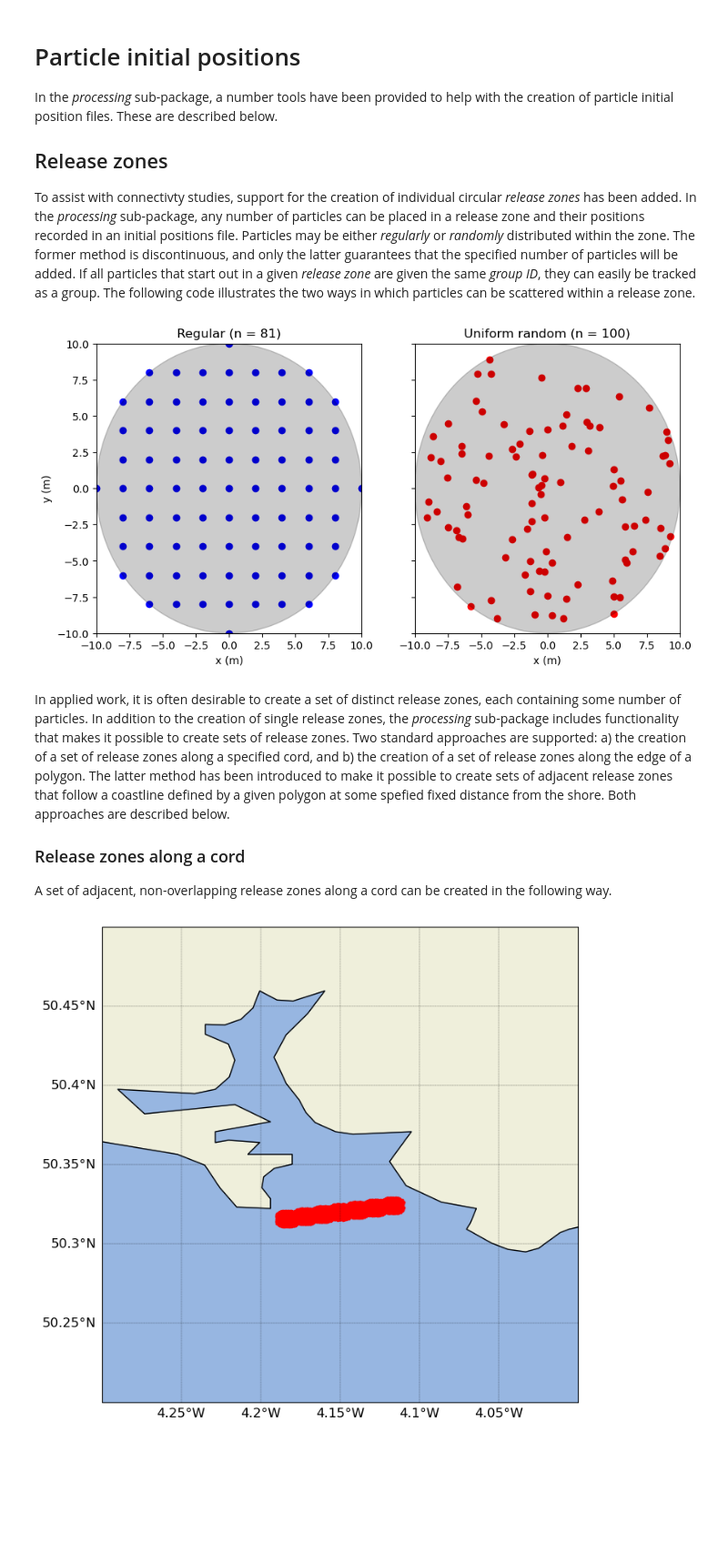
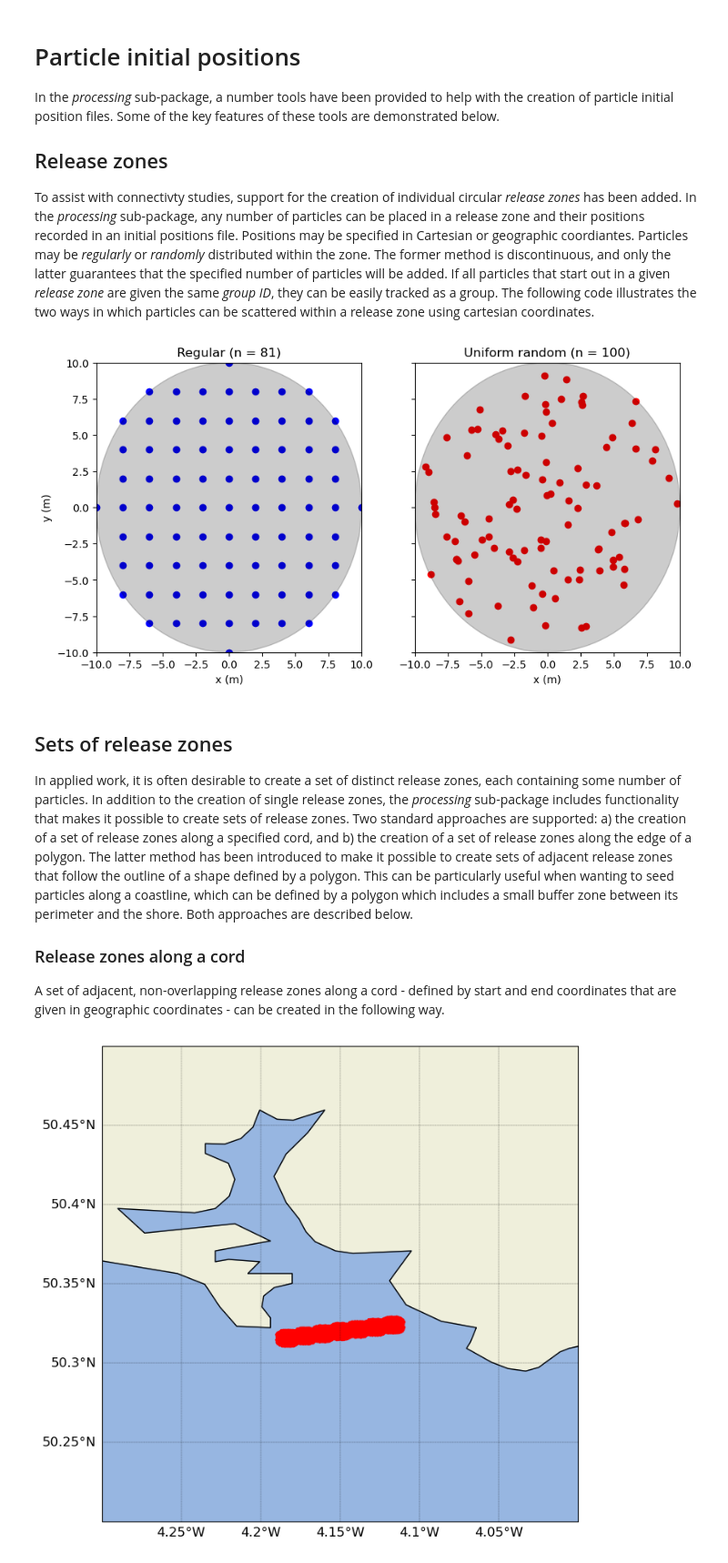
Before and after one commit to pmlmodelling/pylag, a Jupyter notebook: doc/source/documentation/cookbook/initial_positions.ipynb, the cells around one changed output. Shown at 91% size. Saved outputs shown, nothing was run; the diff lists cells and outputs as text; code cells hidden in the pictures; blank space fills up the shorter version.

Commit message:
Initial positions documentation examples
Make examples work given the recent changes to release_zone.py

```diff
--- a/doc/source/documentation/cookbook/initial_positions.ipynb
+++ b/doc/source/documentation/cookbook/initial_positions.ipynb
@@ -1,11 +1,11 @@
 # %% [markdown]
 # Particle initial positions
 
-In the *processing* sub-package, a number tools have been provided to help with the creation of particle initial position files. These are described below.
+In the *processing* sub-package, a number tools have been provided to help with the creation of particle initial position files. Some of the key features of these tools are demonstrated below.
 
 ## Release zones
 
-To assist with connectivty studies, support for the creation of individual circular *release zones* has been added. In the *processing* sub-package, any number of particles can be placed in a release zone and their positions recorded in an initial positions file. Particles may be either *regularly* or *randomly* distributed within the zone. The former method is discontinuous, and only the latter guarantees that the specified number of particles will be added. If all particles that start out in a given *release zone* are given the same *group ID*, they can easily be tracked as a group. The following code illustrates the two ways in which particles can be scattered within a release zone.
+To assist with connectivty studies, support for the creation of individual circular *release zones* has been added. In the *processing* sub-package, any number of particles can be placed in a release zone and their positions recorded in an initial positions file. Positions may be specified in Cartesian or geographic coordiantes. Particles may be *regularly* or *randomly* distributed within the zone. The former method is discontinuous, and only the latter guarantees that the specified number of particles will be added. If all particles that start out in a given *release zone* are given the same *group ID*, they can be easily tracked as a group. The following code illustrates the two ways in which particles can be scattered within a release zone using cartesian coordinates.
 # %%
 import numpy as np
 import matplotlib
@@ -17,53 +17,62 @@ from pylag.processing.release_zone import create_release_zone
 # Ensure inline plotting
 %matplotlib inline
 
 # Set particle properties
 group_id = 1                 # Particle group ID
 n_particles = 100            # Number of particles per release zone
 radius = 10.0                # Release zone radius
-centre = [0.0,0.0] # (x,y) coordinates of the release zone's centre
+centre = [0.0,0.0]           # (x,y) coordinates of the release zone's centre
 depth = 0.0                  # Depth of particles
 
 # Create figure for plotting
 fig, (ax1, ax2) = plt.subplots(1, 2, sharey=True, figsize=(10,5))
 
 # Regularly spaced particles (with random=False)
 # ----------------------------------------------
-release_zone_reg = create_release_zone(group_id, radius, centre, n_particles,
-                                       depth, random=False)
+release_zone_reg = create_release_zone(group_id=group_id,
+                                       radius=radius,
+                                       centre=centre,
+                                       n_particles=n_particles,
+                                       depth=depth,
+                                       random=False)
 
-eastings_reg, northings_reg, depth_reg = release_zone_reg.get_coords()
-ax1.scatter(eastings_reg, northings_reg, c='b', marker='o')
+x_reg, y_reg, _ = release_zone_reg.get_coordinates()
+ax1.scatter(x_reg, y_reg, c='b', marker='o')
 ax1.add_patch(plt.Circle(centre, radius=radius, color='k', alpha=0.2))
-ax1.set_title('Regular (n = {})'.format(
-        release_zone_reg.get_number_of_particles()))
+ax1.set_title(f'Regular (n = {release_zone_reg.get_number_of_particles()})')
 ax1.set_xlim(-radius,radius)
 ax1.set_ylim(-radius,radius)
 ax1.set_xlabel('x (m)')
 ax1.set_ylabel('y (m)')
 
 # Randomly spaced particles (with random=True)
 # ----------------------------------------------
-release_zone_rand = create_release_zone(group_id, radius, centre, n_particles,
-                                        depth, random=True)
-eastings_rand, northings_rand, depth_rand = release_zone_rand.get_coords()
-ax2.scatter(eastings_rand, northings_rand, c='r', marker='o')
+release_zone_rand = create_release_zone(group_id=group_id,
+                                       radius=radius,
+                                       centre=centre,
+                                       n_particles=n_particles,
+                                       depth=depth,
+                                       random=True)
+
+x_rand, y_rand, _ = release_zone_rand.get_coordinates()
+ax2.scatter(x_rand, y_rand, c='r', marker='o')
 ax2.add_patch(plt.Circle(centre, radius=radius, color='k', alpha=0.2))
-ax2.set_title('Uniform random (n = {})'.format(
-        release_zone_rand.get_number_of_particles()))
+ax2.set_title(f'Uniform random (n = {release_zone_rand.get_number_of_particles()})')
 ax2.set_xlim(-radius,radius)
 ax2.set_ylim(-radius,radius)
 ax2.set_xlabel('x (m)')
 
 plt.show()
 # %% [output]
-[figure, old version]
+[figure, new version]
 # %% [markdown]
-In applied work, it is often desirable to create a set of distinct release zones, each containing some number of particles. In addition to the creation of single release zones, the *processing* sub-package includes functionality that makes it possible to create sets of release zones. Two standard approaches are supported: a) the creation of a set of release zones along a specified cord, and b) the creation of a set of release zones along the edge of a polygon. The latter method has been introduced to make it possible to create sets of adjacent release zones that follow a coastline defined by a given polygon at some spefied fixed distance from the shore. Both approaches are described below.
+## Sets of release zones
+
+In applied work, it is often desirable to create a set of distinct release zones, each containing some number of particles. In addition to the creation of single release zones, the *processing* sub-package includes functionality that makes it possible to create sets of release zones. Two standard approaches are supported: a) the creation of a set of release zones along a specified cord, and b) the creation of a set of release zones along the edge of a polygon. The latter method has been introduced to make it possible to create sets of adjacent release zones that follow the outline of a shape defined by a polygon. This can be particularly useful when wanting to seed particles along a coastline, which can be defined by a polygon which includes a small buffer zone between its perimeter and the shore. Both approaches are described below.
 
 ### Release zones along a cord
 
-A set of adjacent, non-overlapping release zones along a cord can be created in the following way.
+A set of adjacent, non-overlapping release zones along a cord - defined by start and end coordinates that are given in geographic coordinates - can be created in the following way.
 # %%
 import numpy as np
 from matplotlib import pyplot as plt
```
Also changed, not shown: parts of 3 cells of this notebook.
